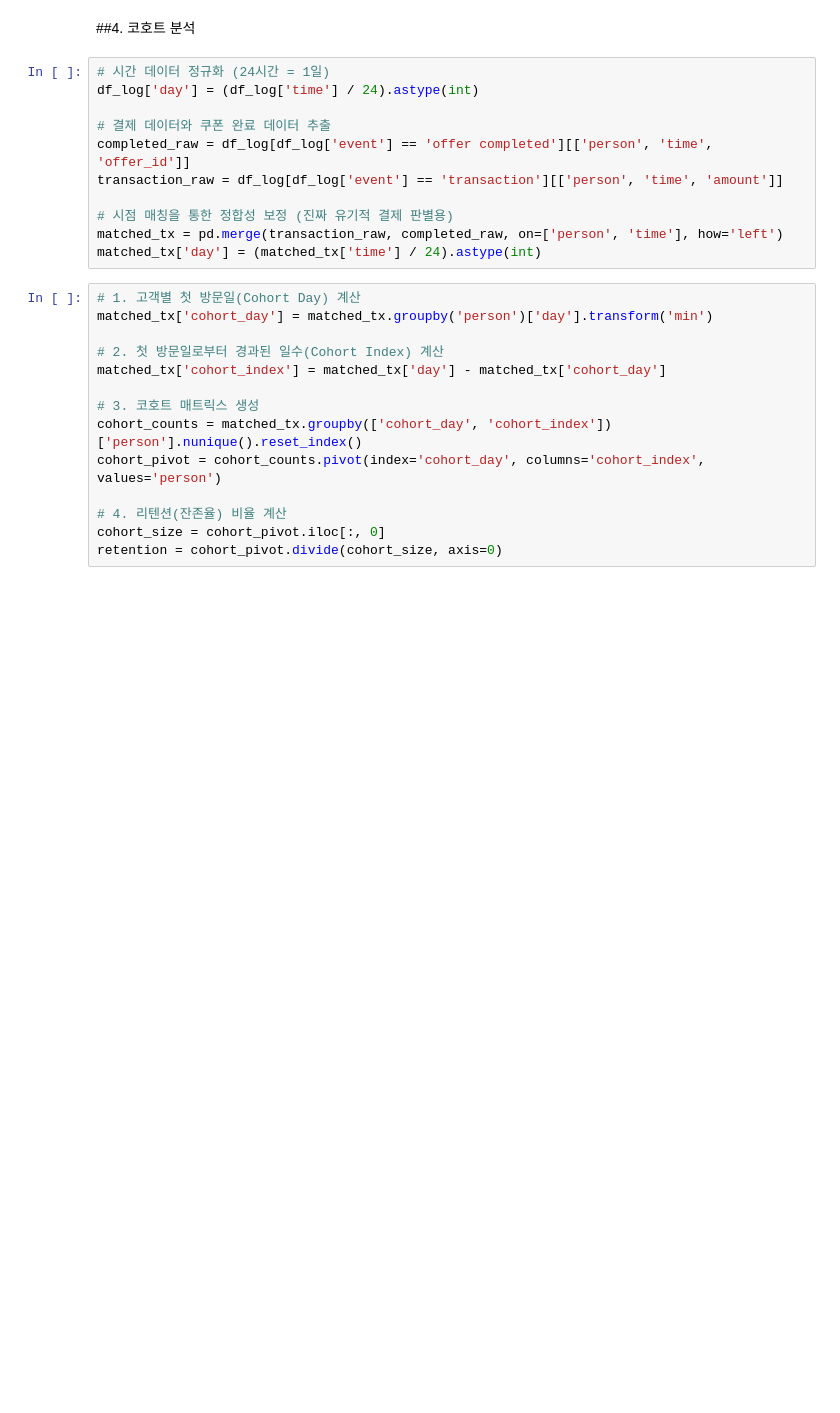
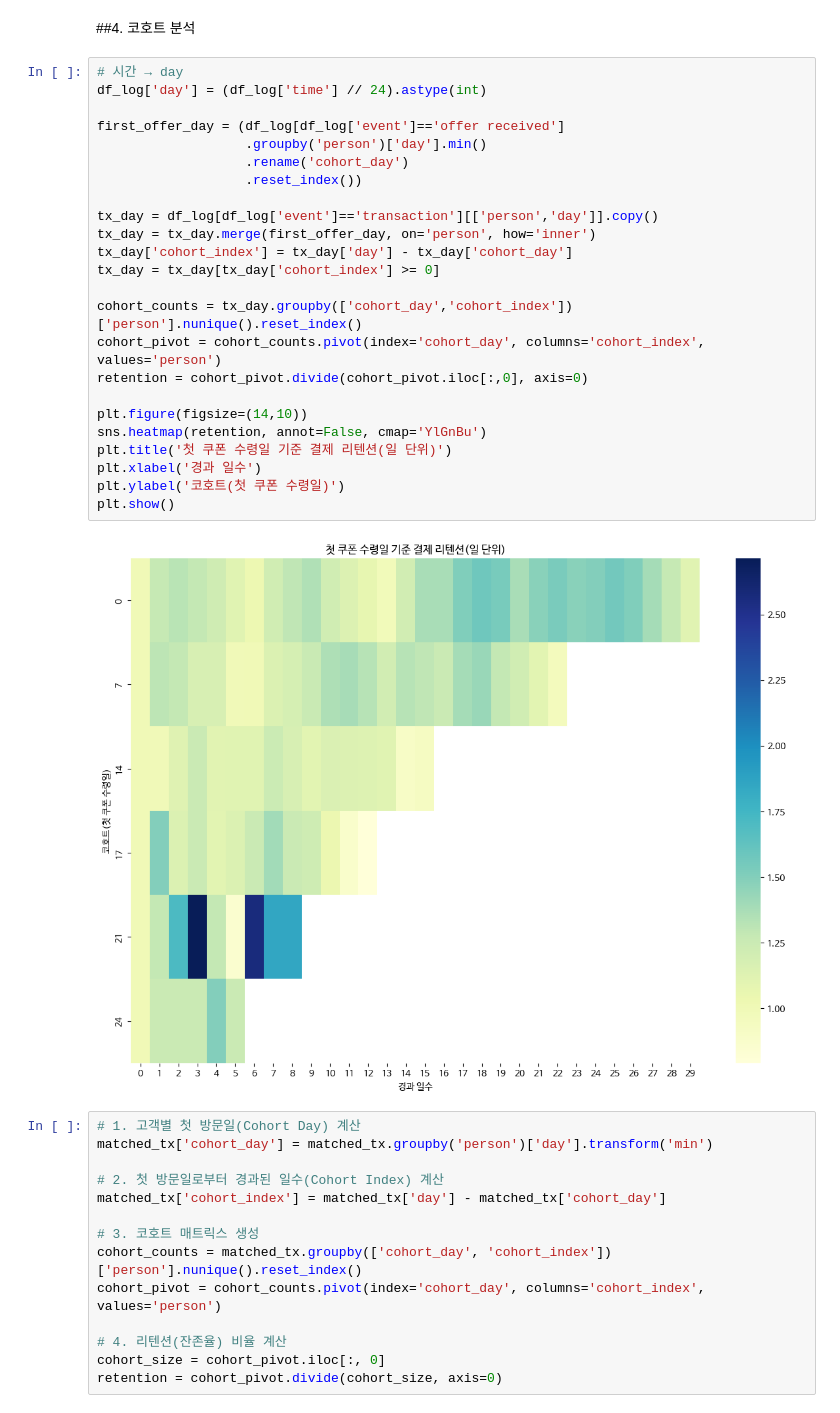
Before and after one commit to ary3120-droid/myproject, a Jupyter notebook: star0205.ipynb, the cells around one changed output. Drawn from its saved outputs; the diff is of its cells as text; blank space fills up the shorter version.

```diff
--- a/star0205.ipynb
+++ b/star0205.ipynb
@@ -297,17 +310,32 @@ plt.show()
 [figure]
 # %% [markdown]
 ##4. 코호트 분석
-# %%
-# 시간 데이터 정규화 (24시간 = 1일)
-df_log['day'] = (df_log['time'] / 24).astype(int)
-
-# 결제 데이터와 쿠폰 완료 데이터 추출
-completed_raw = df_log[df_log['event'] == 'offer completed'][['person', 'time', 'offer_id']]
-transaction_raw = df_log[df_log['event'] == 'transaction'][['person', 'time', 'amount']]
-
-# 시점 매칭을 통한 정합성 보정 (진짜 유기적 결제 판별용)
-matched_tx = pd.merge(transaction_raw, completed_raw, on=['person', 'time'], how='left')
-matched_tx['day'] = (matched_tx['time'] / 24).astype(int)
+# %%
+# 시간 → day
+df_log['day'] = (df_log['time'] // 24).astype(int)
+
+first_offer_day = (df_log[df_log['event']=='offer received']
+                   .groupby('person')['day'].min()
+                   .rename('cohort_day')
+                   .reset_index())
+
+tx_day = df_log[df_log['event']=='transaction'][['person','day']].copy()
+tx_day = tx_day.merge(first_offer_day, on='person', how='inner')
+tx_day['cohort_index'] = tx_day['day'] - tx_day['cohort_day']
+tx_day = tx_day[tx_day['cohort_index'] >= 0]
+
+cohort_counts = tx_day.groupby(['cohort_day','cohort_index'])['person'].nunique().reset_index()
+cohort_pivot = cohort_counts.pivot(index='cohort_day', columns='cohort_index', values='person')
+retention = cohort_pivot.divide(cohort_pivot.iloc[:,0], axis=0)
+
+plt.figure(figsize=(14,10))
+sns.heatmap(retention, annot=False, cmap='YlGnBu')
+plt.title('첫 쿠폰 수령일 기준 결제 리텐션(일 단위)')
+plt.xlabel('경과 일수')
+plt.ylabel('코호트(첫 쿠폰 수령일)')
+plt.show()
+# %% [output]
+[figure, added]
 # %%
 # 1. 고객별 첫 방문일(Cohort Day) 계산
 matched_tx['cohort_day'] = matched_tx.groupby('person')['day'].transform('min')
```
Also changed, not shown: parts of 9 cells of this notebook.
